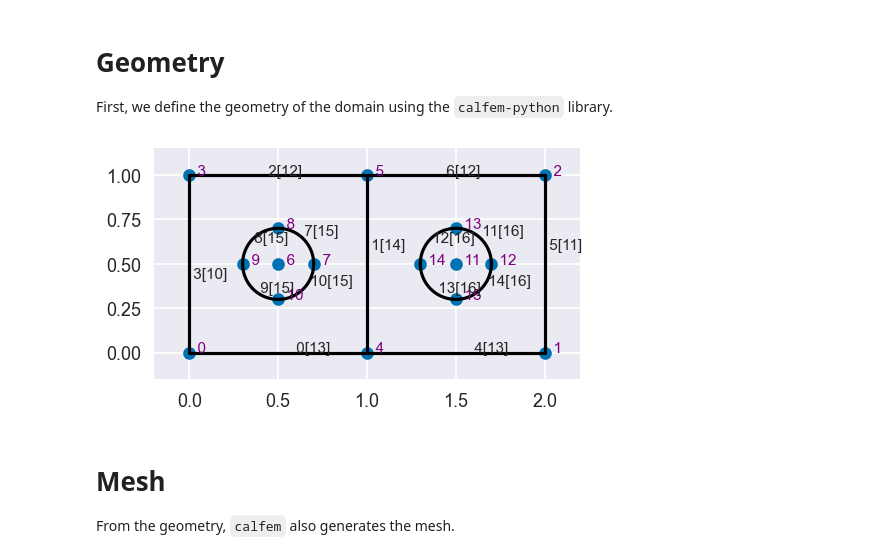
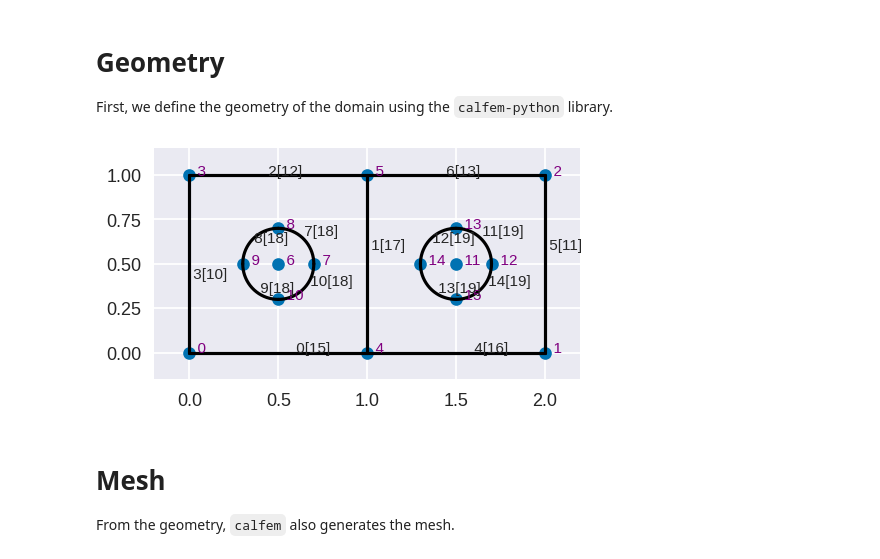
Before and after one commit to RicardoRG73/GFDM-Interfaces, a Jupyter notebook: Examples/ex06.ipynb, the cells around one changed output. Cells and saved outputs as stored; diff of their text form; code cells hidden in the pictures.

```diff
--- a/Examples/ex06.ipynb
+++ b/Examples/ex06.ipynb
@@ -58,51 +60,53 @@ g.point([1.5,0.3])
 # lines
 left_marker = 10
 right_marker = 11
-top_marker = 12
-bottom_marker = 13
-interface_marker = 14
-left_circ_mark = 15
-right_circ_mark = 16
+left_top_marker = 12
+right_top_marker = 13
+left_bottom_marker = 15
+right_bottom_marker = 16
+interface_marker = 17
+left_circ_mark = 18
+right_circ_mark = 19
 
 #   left-half
-g.spline([0,4], marker=bottom_marker)
+g.spline([0,4], marker=left_bottom_marker)
 g.spline([4,5], marker=interface_marker)
-g.spline([5,3], marker=top_marker)
+g.spline([5,3], marker=left_top_marker)
 g.spline([3,0], marker=left_marker)
 
 #   right-half
-g.spline([4,1], marker=bottom_marker)
+g.spline([4,1], marker=right_bottom_marker)
 g.spline([1,2], marker=right_marker)
-g.spline([2,5], marker=top_marker)
+g.spline([2,5], marker=right_top_marker)
 
 #   left-circle
 g.circle([7,6,8], marker=left_circ_mark)
 g.circle([8,6,9], marker=left_circ_mark)
 g.circle([9,6,10], marker=left_circ_mark)
 g.circle([10,6,7], marker=left_circ_mark)
 
 #   right-circle
 g.circle([12,11,13], marker=right_circ_mark)
 g.circle([13,11,14], marker=right_circ_mark)
 g.circle([14,11,15], marker=right_circ_mark)
 g.circle([15,11,12], marker=right_circ_mark)
 
 # surfaces
 left_half_mark = 0
 right_half_mark = 1
 left_circ_surf_mark = 2
 #   left-half
 g.surface(outer_loop=[0,1,2,3], holes=[[7,8,9,10]], marker=left_half_mark)
 #   left-circle
 g.surface([7,8,9,10], marker=left_circ_surf_mark)
 #   right-half
 g.surface([4,5,6,1], [[11,12,13,14]], marker=right_half_mark)
 
 # geometry plot
 plt.figure(figsize=(8,3))
 cfv.draw_geometry(g,draw_axis=True)
 # %% [output]
-[figure, old version]
+[figure, new version]
 # %% [markdown]
 # Mesh
 
```
Also changed, not shown: parts of 8 cells of this notebook.
